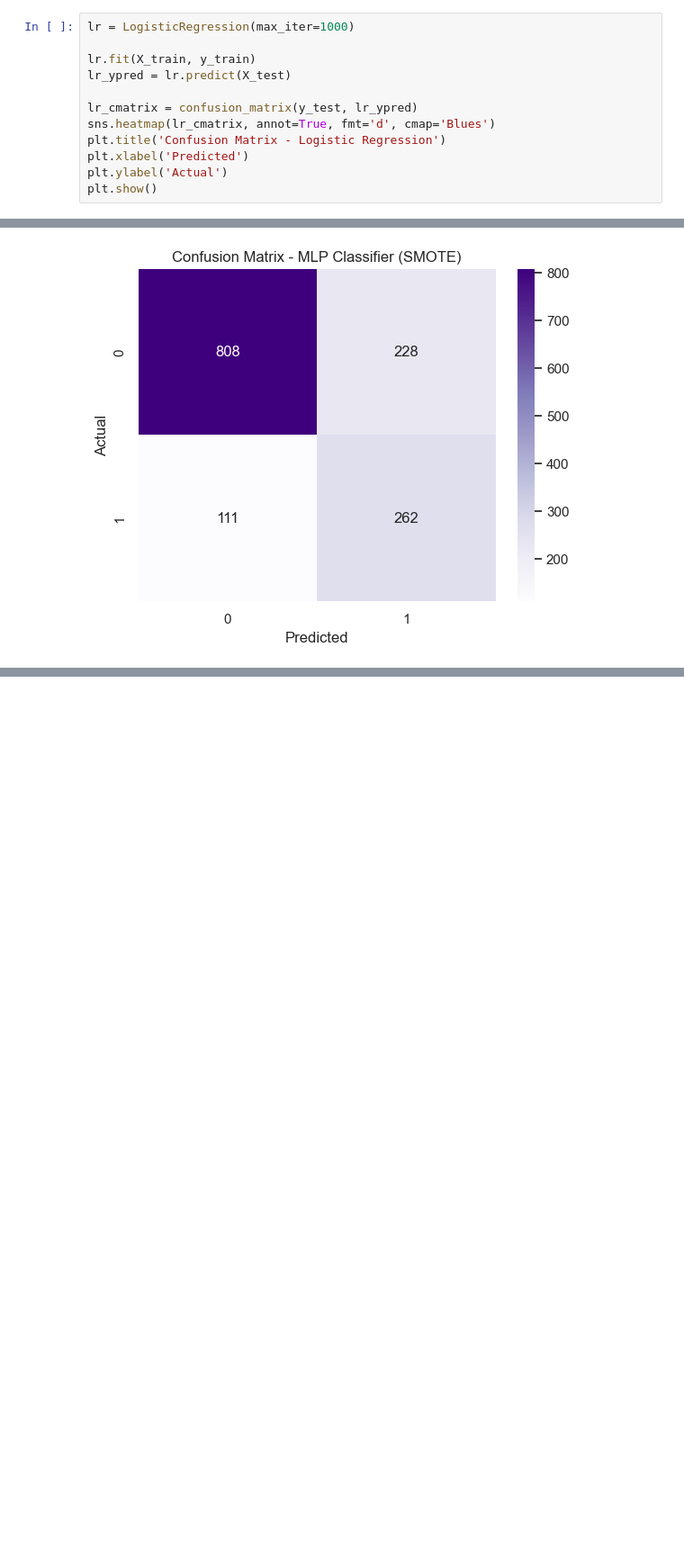
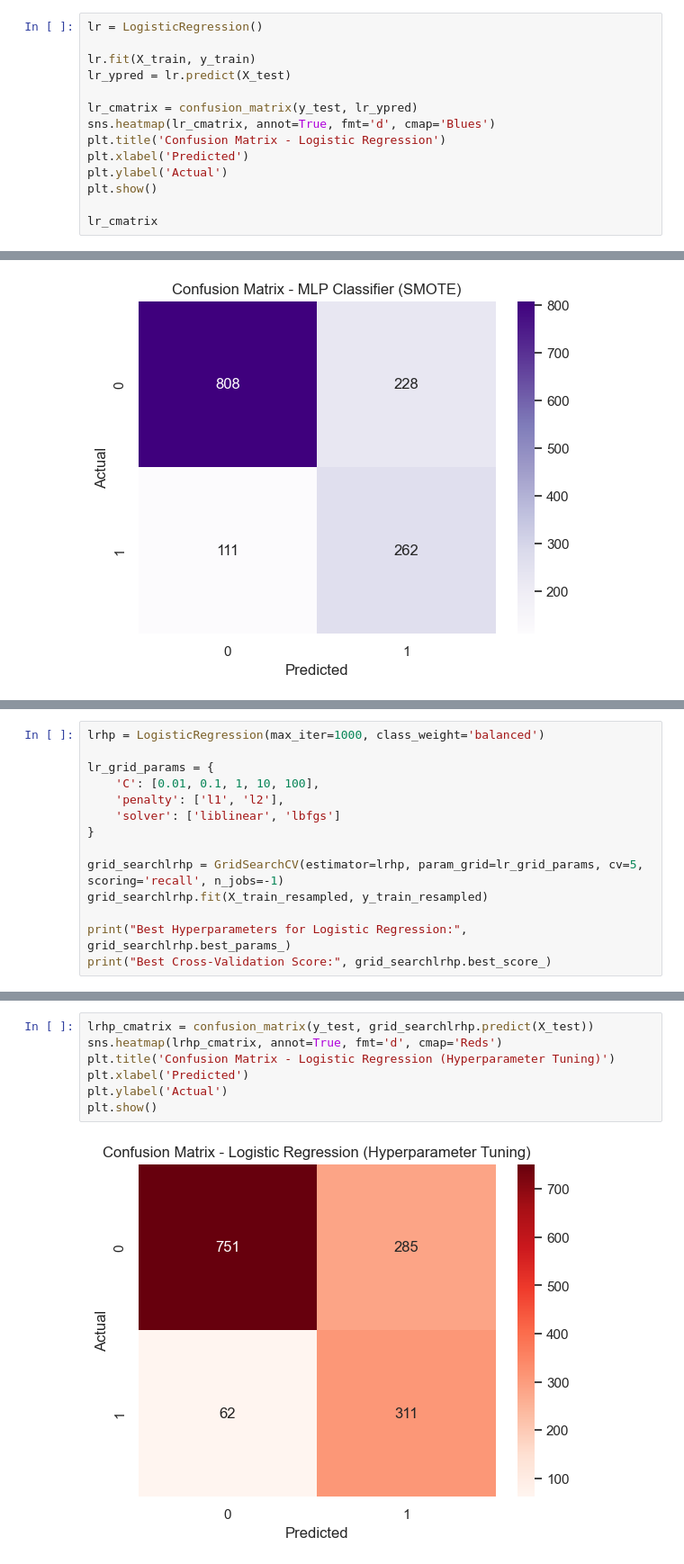
Before and after one commit to ivan-block/Customer-Churn, a Jupyter notebook: churn.ipynb, the cells around one changed output, grey strips where cells are left out. Shown at 90% size. Drawn from its saved outputs; the diff is of its cells as text; blank space fills up the shorter version.

Commit message:
Tuning the models

```diff
--- a/churn.ipynb
+++ b/churn.ipynb
@@ -115,7 +117,7 @@ scaler = StandardScaler()
 X_train = scaler.fit_transform(X_train)
 X_test = scaler.transform(X_test)
 # %%
-lr = LogisticRegression(max_iter=1000)
+lr = LogisticRegression()
 
 lr.fit(X_train, y_train)
 lr_ypred = lr.predict(X_test)
@@ -126,5 +128,7 @@ plt.title('Confusion Matrix - Logistic Regression')
 plt.xlabel('Predicted')
 plt.ylabel('Actual')
 plt.show()
+
+lr_cmatrix
 # %% [output]
 [figure]
@@ -505,0 +517,14 @@ compare_f1.sort_values(by='F1 Score After SMOTE', ascending=False).reset_index(d
+# %%
+lrhp = LogisticRegression(max_iter=1000, class_weight='balanced')
+
+lr_grid_params = {
+    'C': [0.01, 0.1, 1, 10, 100],
+    'penalty': ['l1', 'l2'],
+    'solver': ['liblinear', 'lbfgs']
+}
+
+grid_searchlrhp = GridSearchCV(estimator=lrhp, param_grid=lr_grid_params, cv=5, scoring='recall', n_jobs=-1)
+grid_searchlrhp.fit(X_train_resampled, y_train_resampled)
+
+print("Best Hyperparameters for Logistic Regression:", grid_searchlrhp.best_params_)
+print("Best Cross-Validation Score:", grid_searchlrhp.best_score_)
@@ -505,0 +534,9 @@ compare_f1.sort_values(by='F1 Score After SMOTE', ascending=False).reset_index(d
+# %%
+lrhp_cmatrix = confusion_matrix(y_test, grid_searchlrhp.predict(X_test))
+sns.heatmap(lrhp_cmatrix, annot=True, fmt='d', cmap='Reds')
+plt.title('Confusion Matrix - Logistic Regression (Hyperparameter Tuning)')
+plt.xlabel('Predicted')
+plt.ylabel('Actual')
+plt.show()
+# %% [output]
+[figure, added]
```
Also changed, not shown: parts of 19 cells of this notebook, 1 other file.
